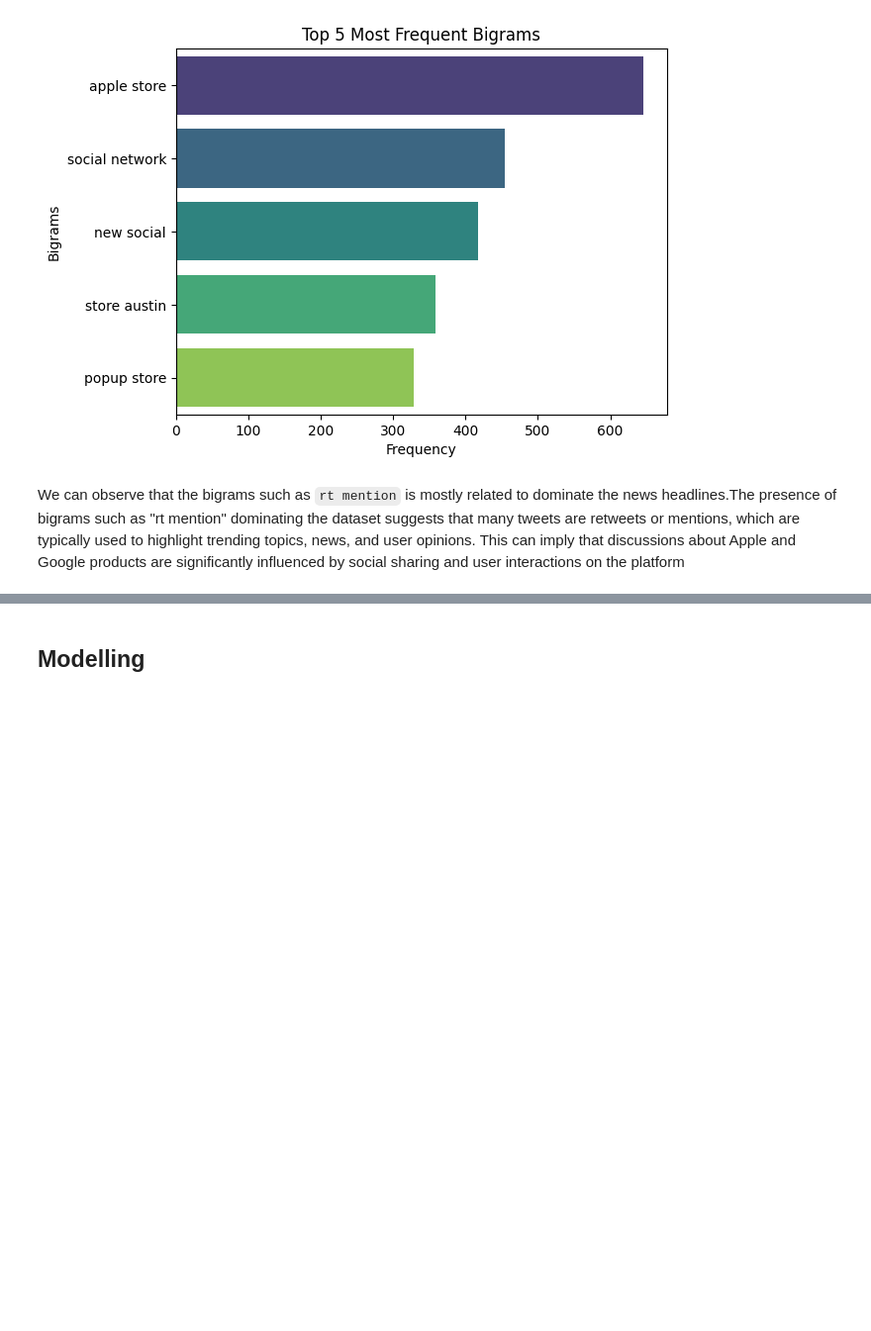
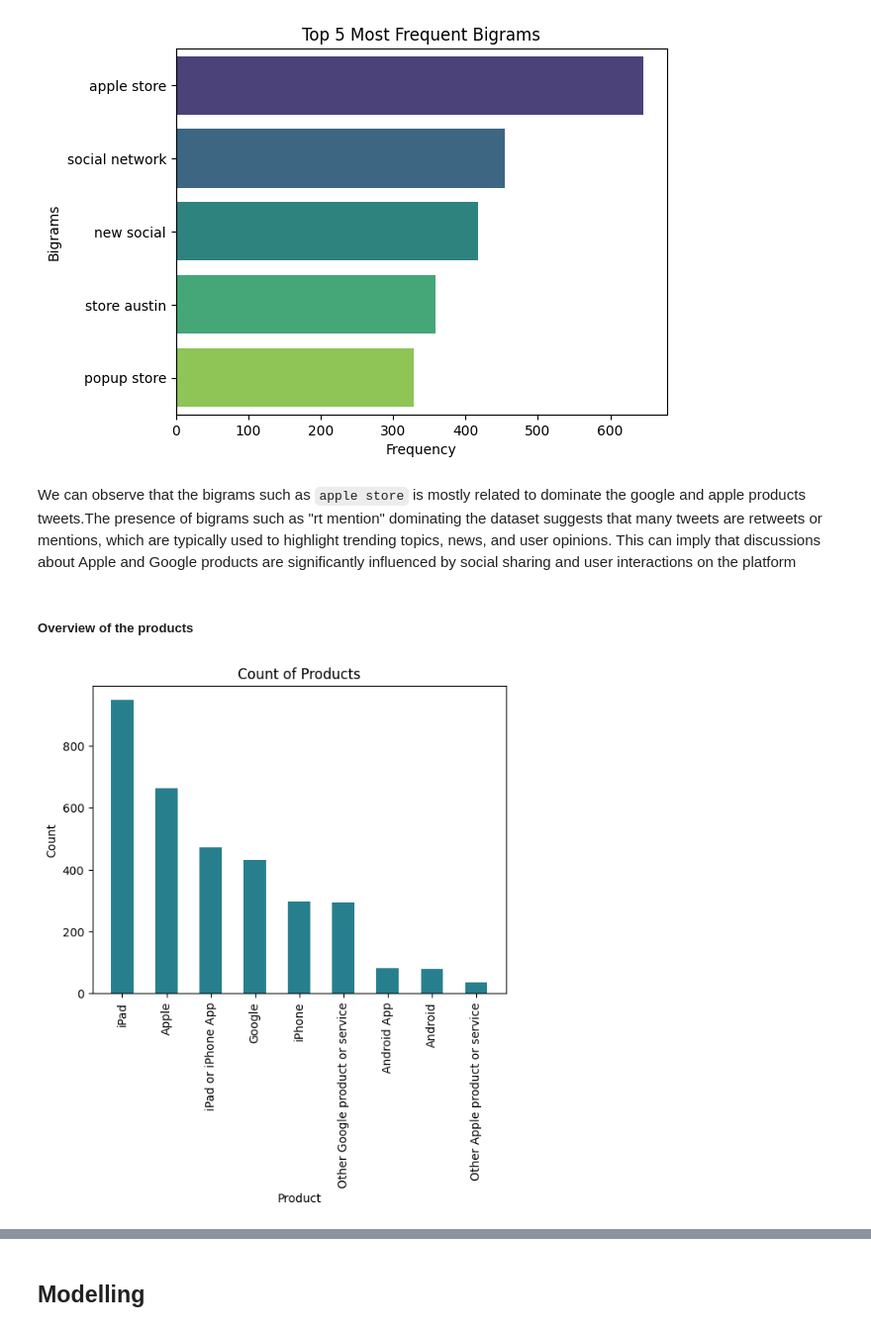
Before and after one commit to Geraldkigotho/NLP-tweet-sentiment-project, a Jupyter notebook: nlp_project.ipynb, the cells around one changed output, grey strips where cells are left out. Shown at 99% size. Saved outputs shown, nothing was run; the diff lists cells and outputs as text; code cells hidden in the pictures; blank space fills up the shorter version.

```diff
--- a/nlp_project.ipynb
+++ b/nlp_project.ipynb
@@ -613,4 +598,18 @@ plt.title('Top 5 Most Frequent Bigrams') #Title
 Text(0.5, 1.0, 'Top 5 Most Frequent Bigrams')
 [figure]
 # %% [markdown]
-We can observe that the bigrams such as `rt mention` is mostly related to  dominate the news headlines.The presence of bigrams such as "rt mention" dominating the dataset suggests that many tweets are retweets or mentions, which are typically used to highlight trending topics, news, and user opinions. This can imply that discussions about Apple and Google products are significantly influenced by social sharing and user interactions on the platform
+We can observe that the bigrams such as `apple store` is mostly related to  dominate the google and apple products tweets.The presence of bigrams such as "rt mention" dominating the dataset suggests that many tweets are retweets or mentions, which are typically used to highlight trending topics, news, and user opinions. This can imply that discussions about Apple and Google products are significantly influenced by social sharing and user interactions on the platform
+# %% [markdown]
+##### Overview of the products
+# %%
+# Plotting the overview of the products
+colors = sns.color_palette("viridis")  # Get the viridis palette
+df['product'].value_counts()
+plt.bar(df['product'].value_counts().index, df['product'].value_counts(), width=.5, color=colors[2]) # Use color instead of colors
+plt.xticks(rotation=90);
+plt.xlabel('Product')
+plt.ylabel('Count')
+plt.title('Count of Products')
+plt.show()
+# %% [output]
+[figure, added]
```
Also changed, not shown: parts of 24 cells of this notebook.
